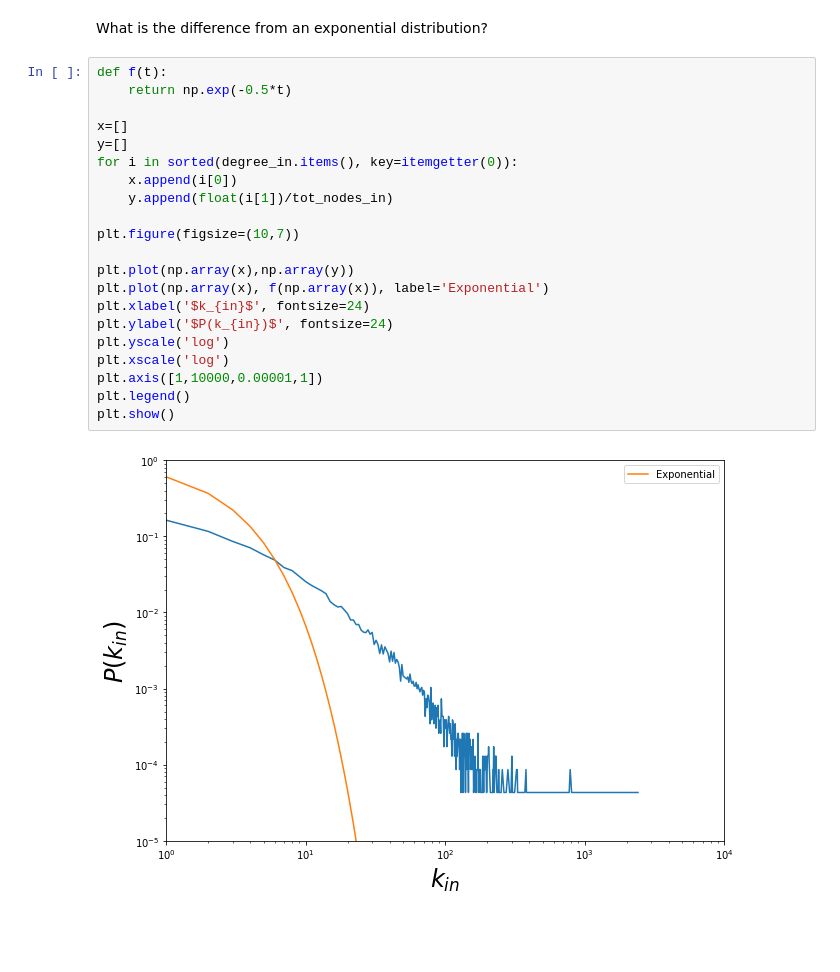
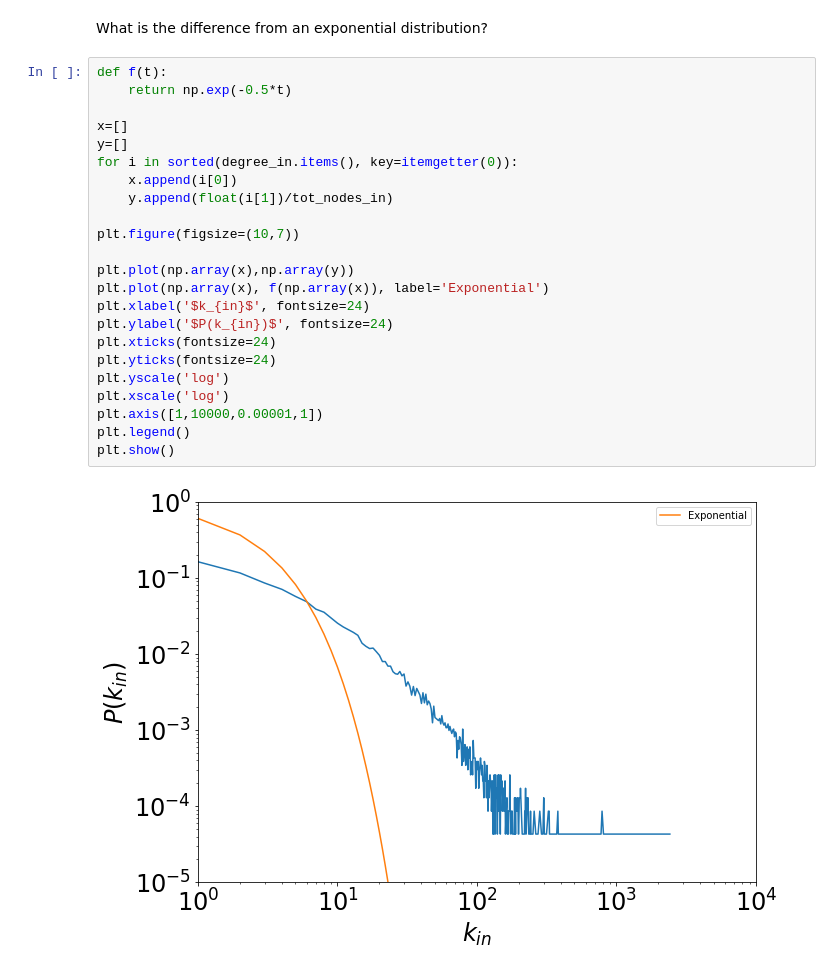
Before and after one commit to micheletizzoni/Complexity-in-social-systems, a Jupyter notebook: 1-intro/nb02_data_import_and_networks.ipynb, the cells around one changed output. Saved outputs shown, nothing was run; the diff lists cells and outputs as text; blank space fills up the shorter version.

```diff
--- a/1-intro/nb02_data_import_and_networks.ipynb
+++ b/1-intro/nb02_data_import_and_networks.ipynb
@@ -174,23 +174,25 @@ What is the difference from an exponential distribution?
 # %%
 def f(t):
     return np.exp(-0.5*t)
 
 x=[]
 y=[]
 for i in sorted(degree_in.items(), key=itemgetter(0)):
     x.append(i[0])
     y.append(float(i[1])/tot_nodes_in)
 
 plt.figure(figsize=(10,7))
 
 plt.plot(np.array(x),np.array(y))
 plt.plot(np.array(x), f(np.array(x)), label='Exponential')
 plt.xlabel('$k_{in}$', fontsize=24)
 plt.ylabel('$P(k_{in})$', fontsize=24)
+plt.xticks(fontsize=24)
+plt.yticks(fontsize=24)
 plt.yscale('log')
 plt.xscale('log')
 plt.axis([1,10000,0.00001,1])
 plt.legend()
 plt.show()
 # %% [output]
-[figure, old version]
+[figure, new version]
```
Also changed, not shown: parts of 2 cells of this notebook, 3 other files.
